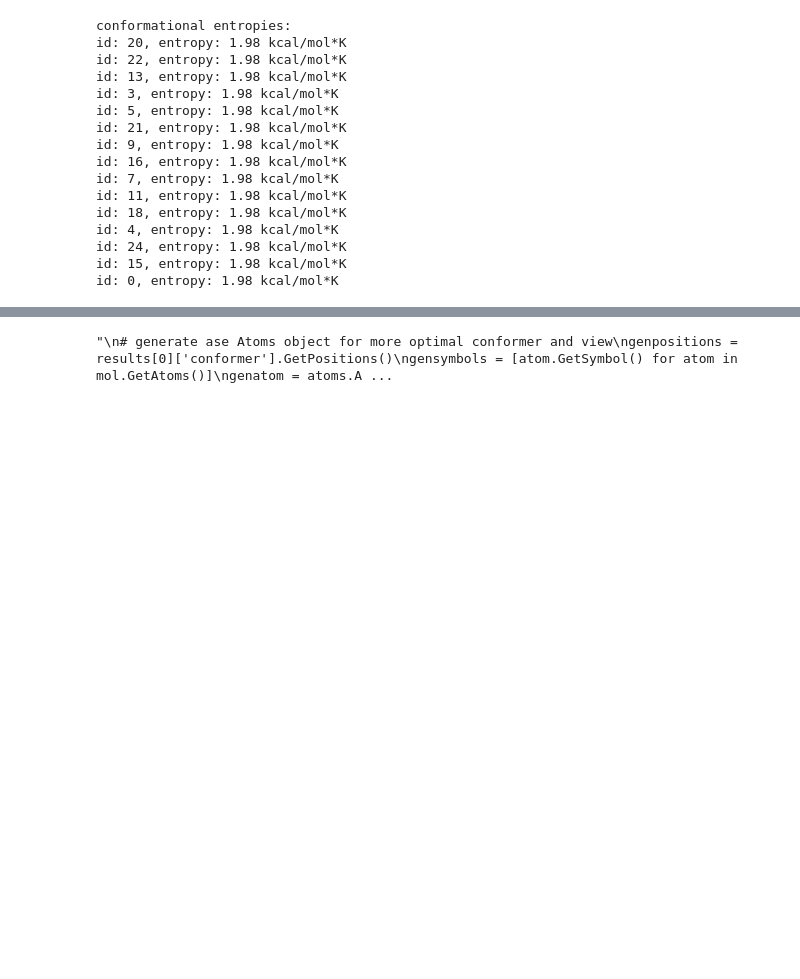
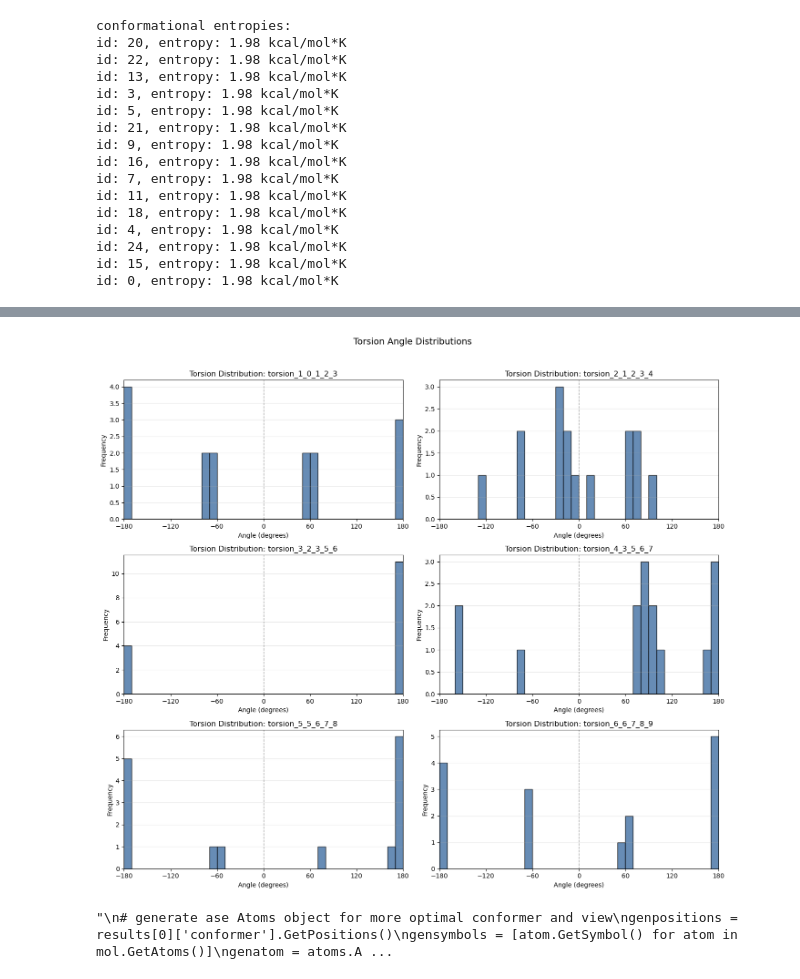
Before and after one commit to dhruvavirneni/ensemblelab, a Jupyter notebook: notebooks/testing.ipynb, the cells around one changed output, grey strips where cells are left out. Cells and saved outputs as stored; diff of their text form; code cells hidden in the pictures; blank space fills up the shorter version.

Commit message:
Added baseline torsional analysis, see Entry 4 in research log

```diff
--- a/notebooks/testing.ipynb
+++ b/notebooks/testing.ipynb
@@ -566,3 +702,64 @@ Describing the torsion angle
+# %%
+# Torsion histogram
+if "torsion_df" not in globals():
+    if "torsion_data" not in globals():
+        raise ValueError("Run the torsion analysis cell first to create torsion_data or torsion_df.")
+
+    torsion_rows = []
+
+    for record in torsion_data:
+        row = {
+            "id": record["id"],
+            "energy": record["energy"],
+            "population": record["population"],
+        }
+        row.update(record["torsions"])
+        torsion_rows.append(row)
+
+    torsion_df = pd.DataFrame(torsion_rows)
+
+metadata_columns = {"id", "energy", "population"}
+torsion_columns = [
+    column
+    for column in torsion_df.columns
+    if column not in metadata_columns
+]
+
+if not torsion_columns:
+    raise ValueError("No torsion angle columns found in torsion_df.")
+
+bins = np.linspace(-180, 180, 37)
+n_cols = min(2, len(torsion_columns))
+n_rows = math.ceil(len(torsion_columns) / n_cols)
+
+fig, axes = plt.subplots(
+    n_rows,
+    n_cols,
+    figsize=(7 * n_cols, 4 * n_rows),
+    squeeze=False
+)
+
+for ax, torsion_name in zip(axes.flat, torsion_columns):
+    angles = torsion_df[torsion_name].dropna().astype(float)
+
+    ax.hist(angles, bins=bins, color="#4C78A8", edgecolor="black", alpha=0.85)
+    ax.axvline(0, color="gray", linestyle="--", linewidth=1, alpha=0.7)
+
+    ax.set_title(f"Torsion Distribution: {torsion_name}")
+    ax.set_xlabel("Angle (degrees)")
+    ax.set_ylabel("Frequency")
+    ax.set_xlim(-180, 180)
+    ax.set_xticks(np.arange(-180, 181, 60))
+    ax.grid(axis="y", alpha=0.25)
+
+for ax in axes.flat[len(torsion_columns):]:
+    ax.axis("off")
+
+fig.suptitle("Torsion Angle Distributions", fontsize=14, y=1.02)
+fig.tight_layout()
+plt.show()
+# %% [output]
+[figure, added]
 # %%
 
 '''
```
Also changed, not shown: parts of 6 cells of this notebook, 3 other files.
